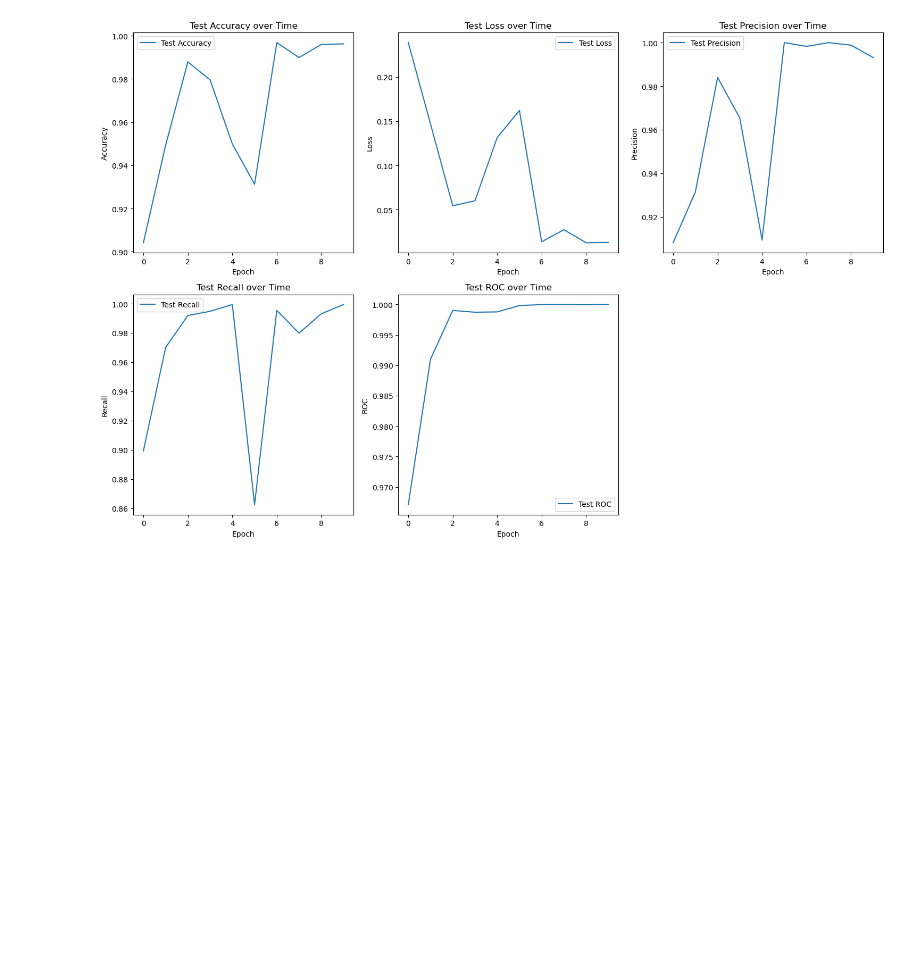
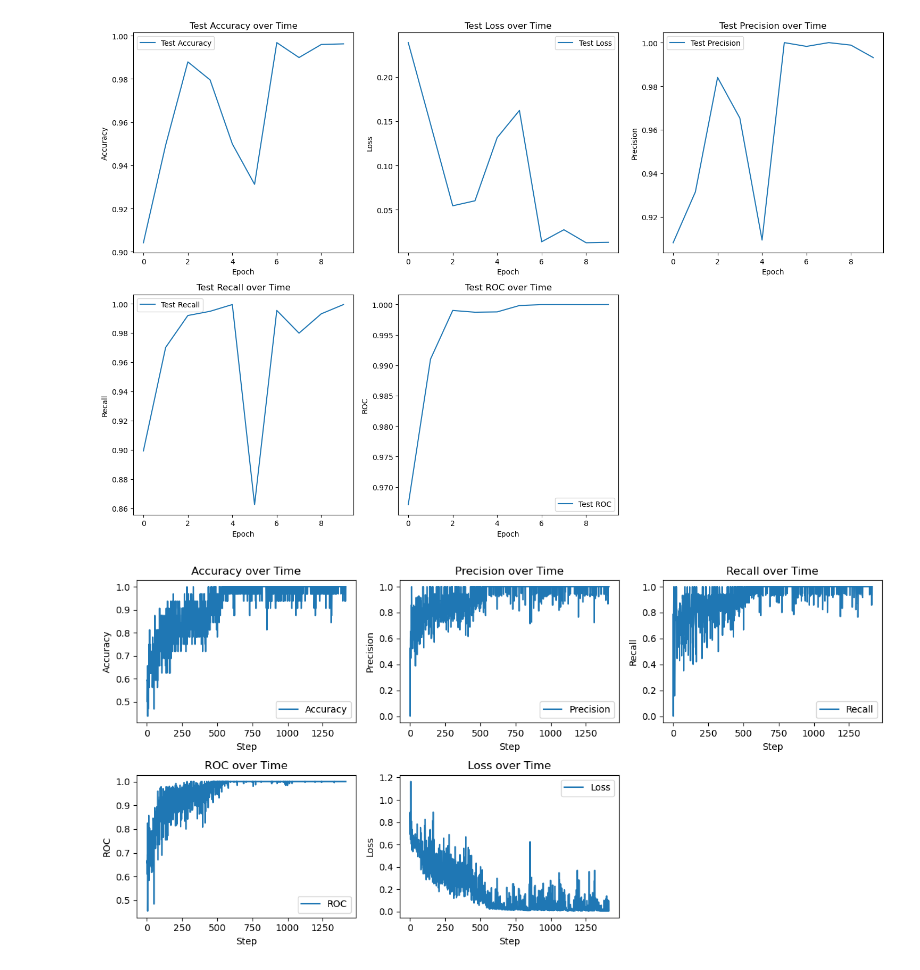
Before and after one commit to aarnol/BolT, a Jupyter notebook: Analysis/Plotting/plotting.ipynb, the cells around one changed output. Saved outputs shown, nothing was run; the diff lists cells and outputs as text; code cells hidden in the pictures; blank space fills up the shorter version.

```diff
--- a/Analysis/Plotting/plotting.ipynb
+++ b/Analysis/Plotting/plotting.ipynb
@@ -292,31 +292,33 @@ def plot_step_metrics(pickle_path):
     plt.legend()
 
     # Plot recall over time
     plt.subplot(2, 3, 3)
     plt.plot(recall, label='Recall')
     plt.xlabel('Step')
     plt.ylabel('Recall')
     plt.title('Recall over Time')
     plt.legend()
 
     # Plot ROC over time
     plt.subplot(2, 3, 4)
     plt.plot(roc, label='ROC')
     plt.xlabel('Step')
     plt.ylabel('ROC')
     plt.title('ROC over Time')
     plt.legend()
 
     # Plot loss over time
     plt.subplot(2, 3, 5)
     plt.plot(loss, label='Loss')
     plt.xlabel('Step')
     plt.ylabel('Loss')
     plt.title('Loss over Time')
     plt.legend()
 
     plt.tight_layout()
     plt.show()
 
-step_metrics_path = "C:\Users\Alex\Documents\BolT\Analysis\Logs\dynamic15Schaefer_bolT_hcpWM_20241202\step_metrics.pkl"
+step_metrics_path = r"C:\Users\Alex\Documents\BolT\Analysis\Logs\dynamic15Schaefer_bolT_hcpWM_20241202\step_metrics.pkl"
 plot_step_metrics(step_metrics_path)
+# %% [output]
+[figure, added]
```
Also changed, not shown: parts of 1 cell of this notebook, 2 other files.
